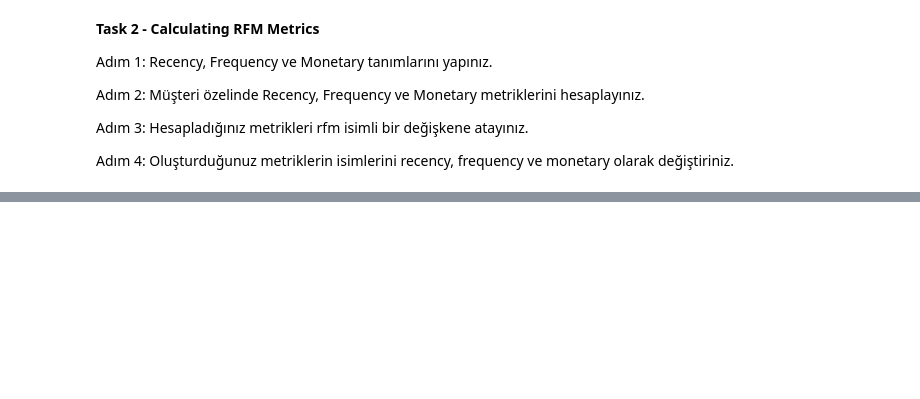
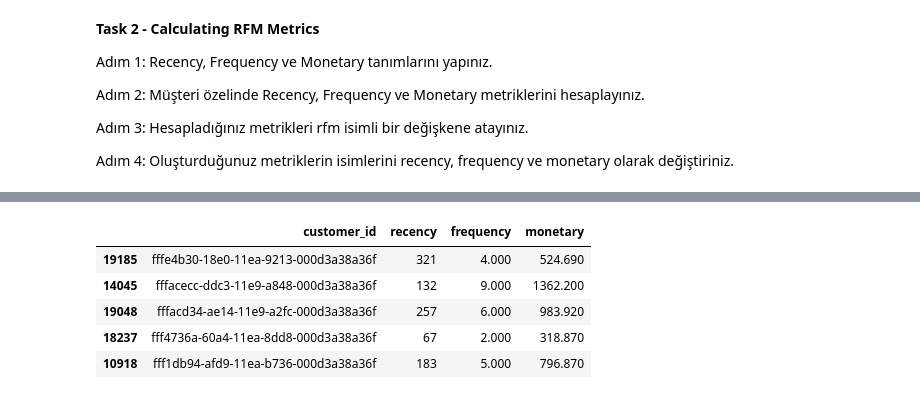
Before and after one commit to emsalozkan/2-CRM-Analytics, a Jupyter notebook: notebook/cs_FLO_RFM.ipynb, the cells around one changed output, grey strips where cells are left out. Cells and saved outputs as stored; diff of their text form; code cells hidden in the pictures; blank space fills up the shorter version.

```diff
--- a/notebook/cs_FLO_RFM.ipynb
+++ b/notebook/cs_FLO_RFM.ipynb
@@ -260,0 +285,9 @@ Adım 4: Oluşturduğunuz metriklerin isimlerini recency, frequency ve monetary
+# %%
+rfm.sort_values(by="customer_id", ascending=False).head()
+# %% [output]
+|  | customer_id | recency | frequency | monetary |
+| 19185 | fffe4b30-18e0-11ea-9213-000d3a38a36f | 321 | 4.000 | 524.690 |
+| 14045 | fffacecc-ddc3-11e9-a848-000d3a38a36f | 132 | 9.000 | 1362.200 |
+| 19048 | fffacd34-ae14-11e9-a2fc-000d3a38a36f | 257 | 6.000 | 983.920 |
+| 18237 | fff4736a-60a4-11ea-8dd8-000d3a38a36f | 67 | 2.000 | 318.870 |
+| 10918 | fff1db94-afd9-11ea-b736-000d3a38a36f | 183 | 5.000 | 796.870 |
```
Also changed, not shown: parts of 16 cells of this notebook, 1 other file.
